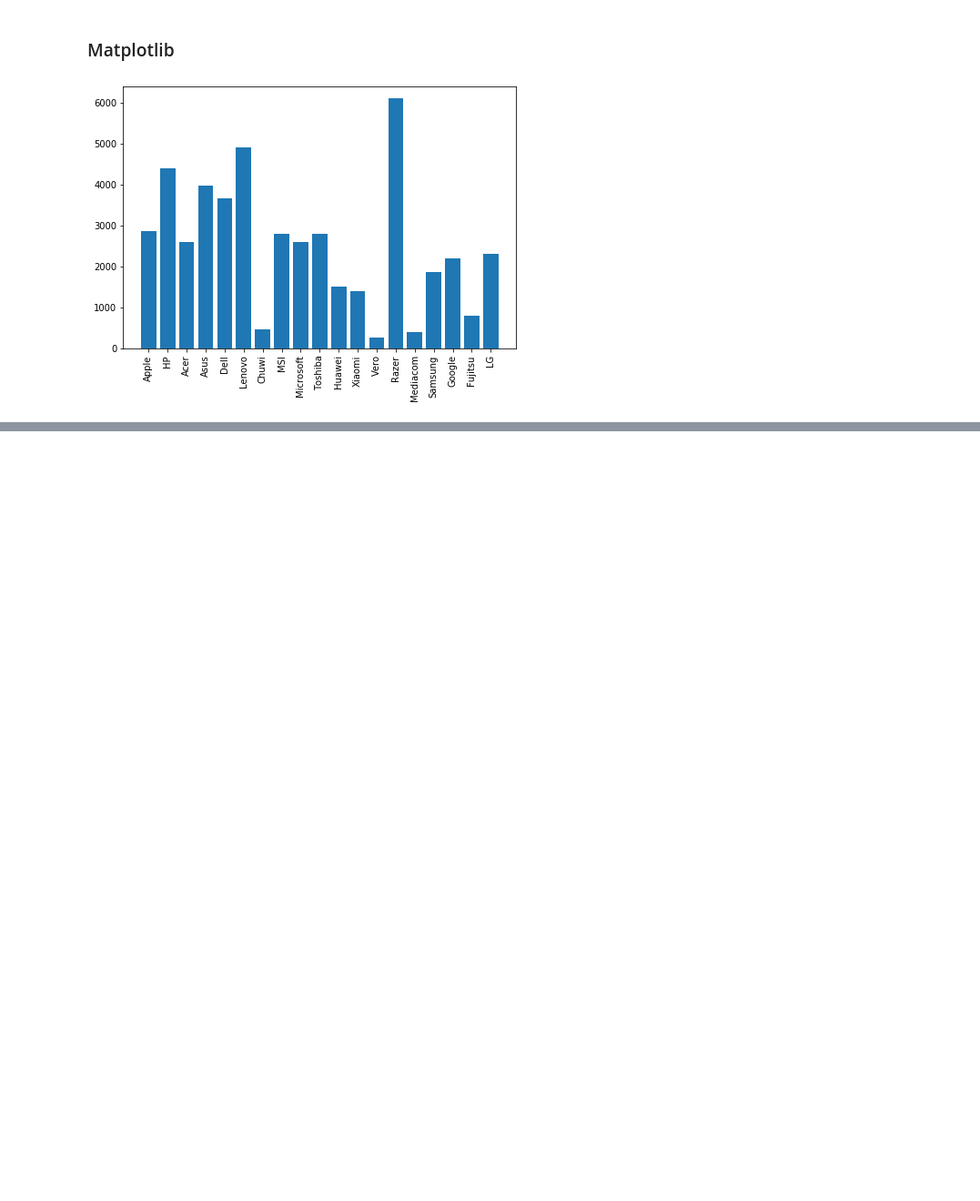
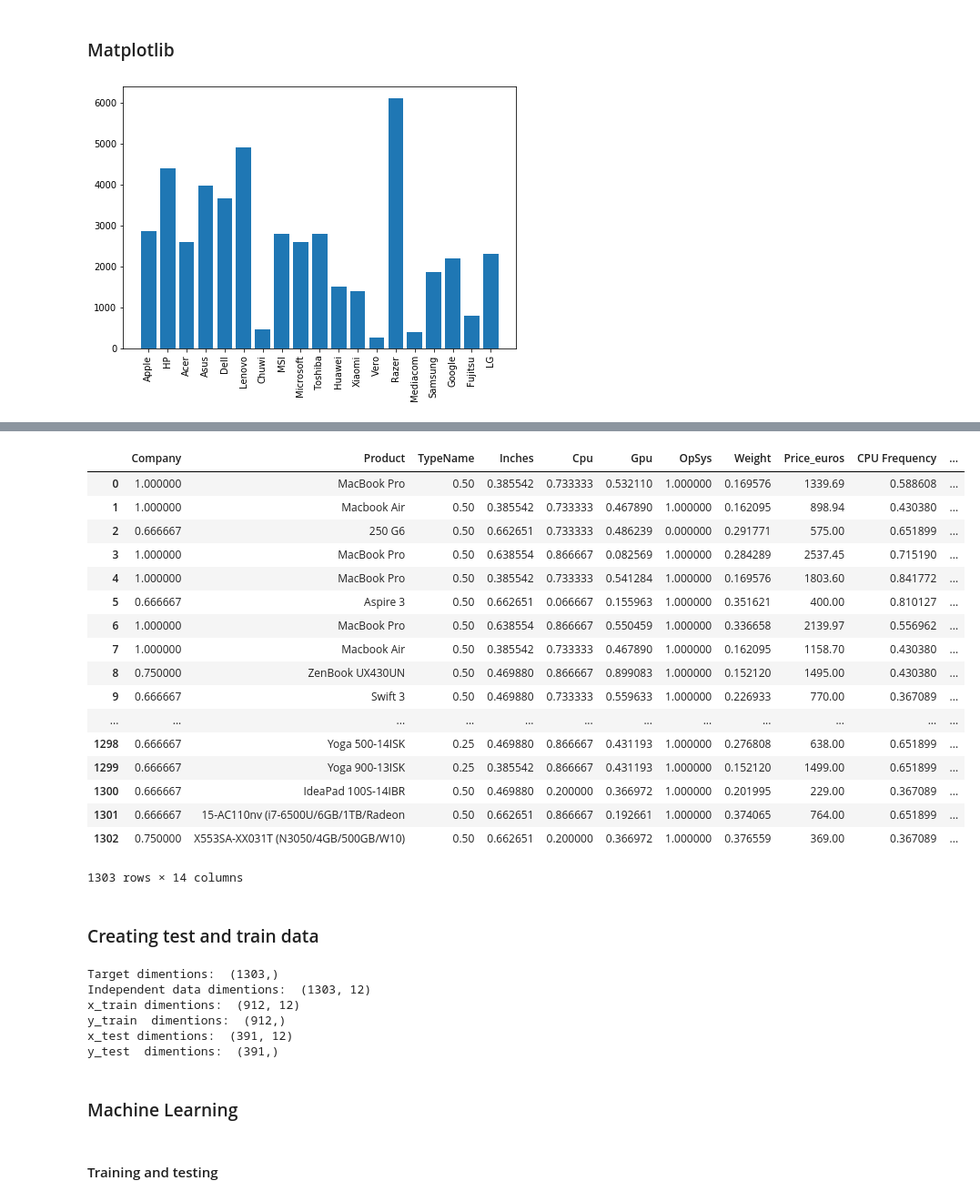
Before and after one commit to aibhishek/IFBD, a Jupyter notebook: IFBD.ipynb, the cells around one changed output, grey strips where cells are left out. Shown at 91% size. Saved outputs shown, nothing was run; the diff lists cells and outputs as text; code cells hidden in the pictures; blank space fills up the shorter version.

```diff
--- a/IFBD.ipynb
+++ b/IFBD.ipynb
@@ -105,0 +306,36 @@ plt.show()
+# %%
+df = df.drop('Unnamed: 0', axis=1)
+# %%
+cols = list(df.columns)
+# %%
+cols.remove('Product')
+cols.remove('Price_euros')
+# %%
+from sklearn import preprocessing
+min_max_scaler = preprocessing.MinMaxScaler()
+
+for col in cols:
+    df[col] = min_max_scaler.fit_transform(df[col].values.reshape(-1, 1))
+# %%
+df
+# %% [output]
+|  | Company | Product | TypeName | Inches | Cpu | Gpu | OpSys | Weight | Price_euros | CPU Frequency | ... |
+| 0 | 1.000000 | MacBook Pro | 0.50 | 0.385542 | 0.733333 | 0.532110 | 1.000000 | 0.169576 | 1339.69 | 0.588608 | ... |
+| 1 | 1.000000 | Macbook Air | 0.50 | 0.385542 | 0.733333 | 0.467890 | 1.000000 | 0.162095 | 898.94 | 0.430380 | ... |
+| 2 | 0.666667 | 250 G6 | 0.50 | 0.662651 | 0.733333 | 0.486239 | 0.000000 | 0.291771 | 575.00 | 0.651899 | ... |
+| 3 | 1.000000 | MacBook Pro | 0.50 | 0.638554 | 0.866667 | 0.082569 | 1.000000 | 0.284289 | 2537.45 | 0.715190 | ... |
+| 4 | 1.000000 | MacBook Pro | 0.50 | 0.385542 | 0.733333 | 0.541284 | 1.000000 | 0.169576 | 1803.60 | 0.841772 | ... |
+| 5 | 0.666667 | Aspire 3 | 0.50 | 0.662651 | 0.066667 | 0.155963 | 1.000000 | 0.351621 | 400.00 | 0.810127 | ... |
+| 6 | 1.000000 | MacBook Pro | 0.50 | 0.638554 | 0.866667 | 0.550459 | 1.000000 | 0.336658 | 2139.97 | 0.556962 | ... |
+| 7 | 1.000000 | Macbook Air | 0.50 | 0.385542 | 0.733333 | 0.467890 | 1.000000 | 0.162095 | 1158.70 | 0.430380 | ... |
+| 8 | 0.750000 | ZenBook UX430UN | 0.50 | 0.469880 | 0.866667 | 0.899083 | 1.000000 | 0.152120 | 1495.00 | 0.430380 | ... |
+| 9 | 0.666667 | Swift 3 | 0.50 | 0.469880 | 0.733333 | 0.559633 | 1.000000 | 0.226933 | 770.00 | 0.367089 | ... |
+| ... | ... | ... | ... | ... | ... | ... | ... | ... | ... | ... | ... |
+| 1298 | 0.666667 | Yoga 500-14ISK | 0.25 | 0.469880 | 0.866667 | 0.431193 | 1.000000 | 0.276808 | 638.00 | 0.651899 | ... |
+| 1299 | 0.666667 | Yoga 900-13ISK | 0.25 | 0.385542 | 0.866667 | 0.431193 | 1.000000 | 0.152120 | 1499.00 | 0.651899 | ... |
+| 1300 | 0.666667 | IdeaPad 100S-14IBR | 0.50 | 0.469880 | 0.200000 | 0.366972 | 1.000000 | 0.201995 | 229.00 | 0.367089 | ... |
+| 1301 | 0.666667 | 15-AC110nv (i7-6500U/6GB/1TB/Radeon | 0.50 | 0.662651 | 0.866667 | 0.192661 | 1.000000 | 0.374065 | 764.00 | 0.651899 | ... |
+| 1302 | 0.750000 | X553SA-XX031T (N3050/4GB/500GB/W10) | 0.50 | 0.662651 | 0.200000 | 0.366972 | 1.000000 | 0.376559 | 369.00 | 0.367089 | ... |
+1303 rows × 14 columns
+# %% [markdown]
+### Creating test and train data
@@ -105,0 +347,20 @@ plt.show()
+# %%
+print('Target dimentions: ',y.shape)
+print('Independent data dimentions: ',x.shape)
+
+import sklearn.model_selection as model_selection
+x_train, x_test, y_train, y_test = model_selection.train_test_split(x, y, train_size=0.7,test_size=0.3, random_state=101)
+
+print('x_train dimentions: ',x_train.shape)
+print('y_train  dimentions: ',y_train.shape)
+print('x_test dimentions: ',x_test.shape)
+print('y_test  dimentions: ',y_test.shape)
+# %% [output]
+Target dimentions:  (1303,)
+Independent data dimentions:  (1303, 12)
+x_train dimentions:  (912, 12)
+y_train  dimentions:  (912,)
+x_test dimentions:  (391, 12)
+y_test  dimentions:  (391,)
+# %% [markdown]
+### Machine Learning
@@ -105,0 +379,2 @@ plt.show()
+# %% [markdown]
+#### Training and testing
```
Also changed, not shown: parts of 51 cells of this notebook.
